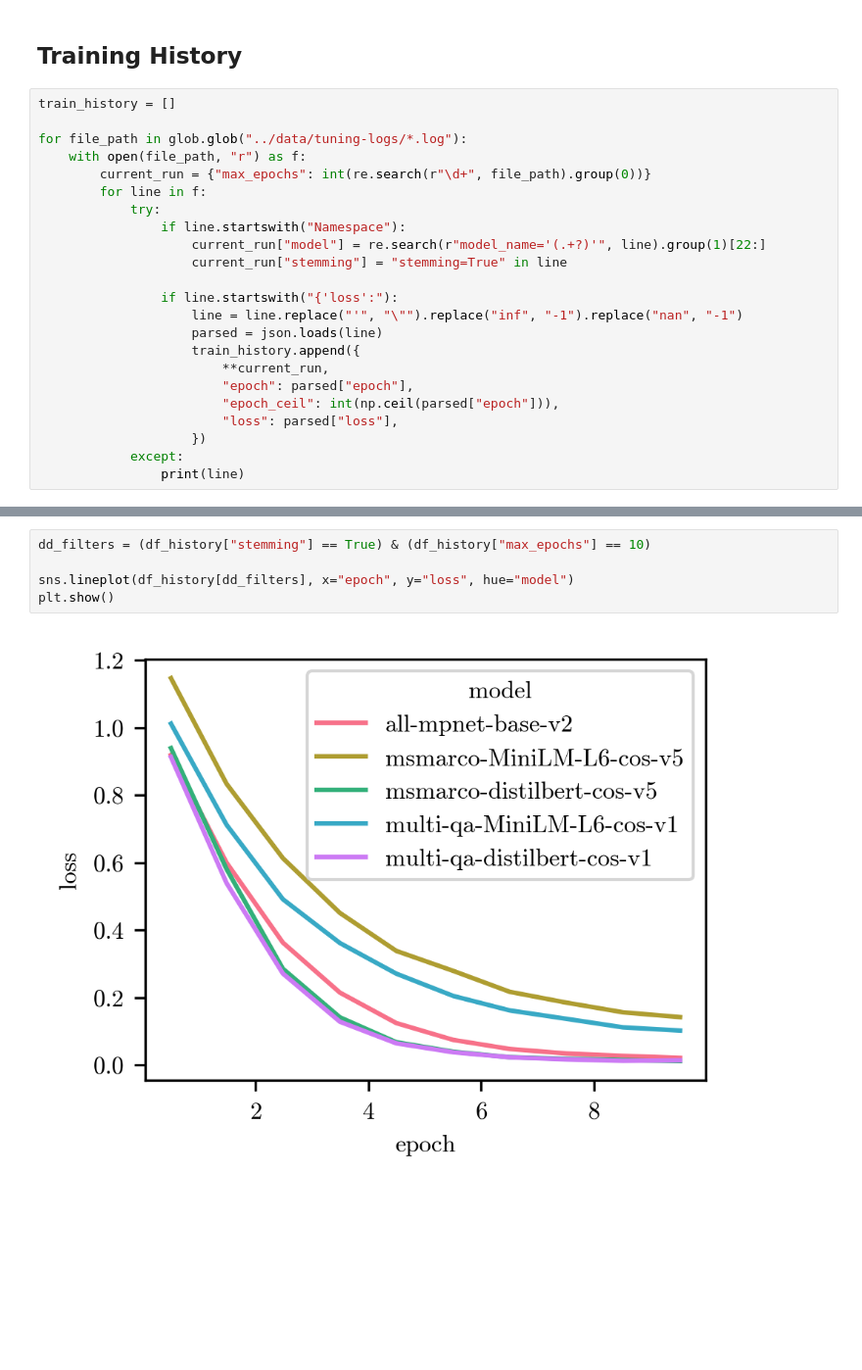
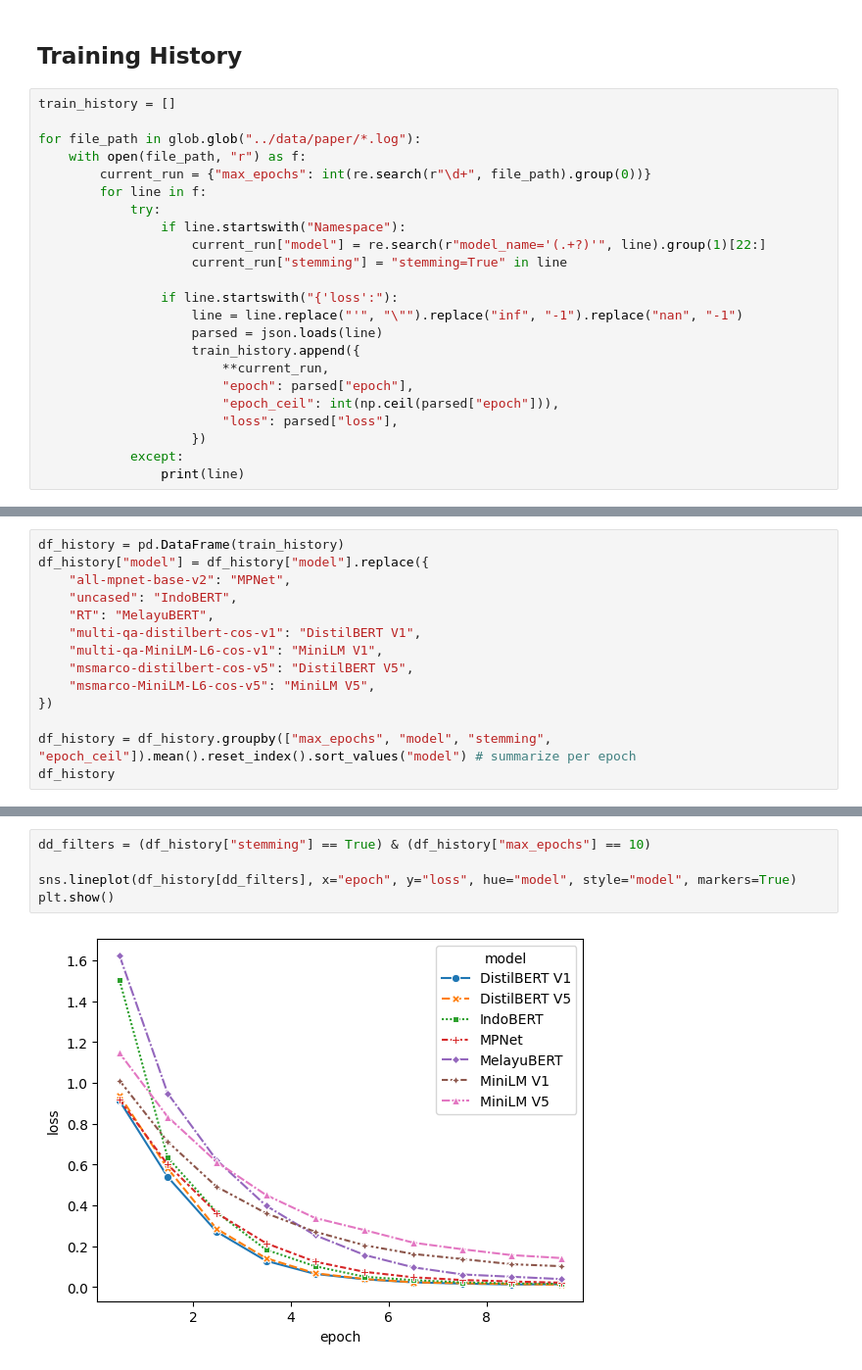
Before and after one commit to Kodesiana/project-2023-amsearch, a Jupyter notebook: notebooks/eda-evals.ipynb, the cells around one changed output, grey strips where cells are left out. Shown at 98% size. Saved outputs shown, nothing was run; the diff lists cells and outputs as text; blank space fills up the shorter version.

```diff
--- a/notebooks/eda-evals.ipynb
+++ b/notebooks/eda-evals.ipynb
@@ -70,7 +87,7 @@ dd
 # %%
 train_history = []
 
-for file_path in glob.glob("../data/tuning-logs/*.log"):
+for file_path in glob.glob("../data/paper/*.log"):
     with open(file_path, "r") as f:
         current_run = {"max_epochs": int(re.search(r"\d+", file_path).group(0))}
         for line in f:
@@ -110,0 +110,14 @@ df_history
+# %%
+df_history = pd.DataFrame(train_history)
+df_history["model"] = df_history["model"].replace({
+    "all-mpnet-base-v2": "MPNet",
+    "uncased": "IndoBERT",
+    "RT": "MelayuBERT",
+    "multi-qa-distilbert-cos-v1": "DistilBERT V1",
+    "multi-qa-MiniLM-L6-cos-v1": "MiniLM V1",
+    "msmarco-distilbert-cos-v5": "DistilBERT V5",
+    "msmarco-MiniLM-L6-cos-v5": "MiniLM V5",
+})
+
+df_history = df_history.groupby(["max_epochs", "model", "stemming", "epoch_ceil"]).mean().reset_index().sort_values("model") # summarize per epoch
+df_history
@@ -118,7 +145,7 @@ plt.show()
 # %%
 dd_filters = (df_history["stemming"] == True) & (df_history["max_epochs"] == 10)
 
-sns.lineplot(df_history[dd_filters], x="epoch", y="loss", hue="model")
+sns.lineplot(df_history[dd_filters], x="epoch", y="loss", hue="model", style="model", markers=True)
 plt.show()
 # %% [output]
-[figure, old version]
+[figure, new version]
```
Also changed, not shown: parts of 9 cells of this notebook, 1 other file.
